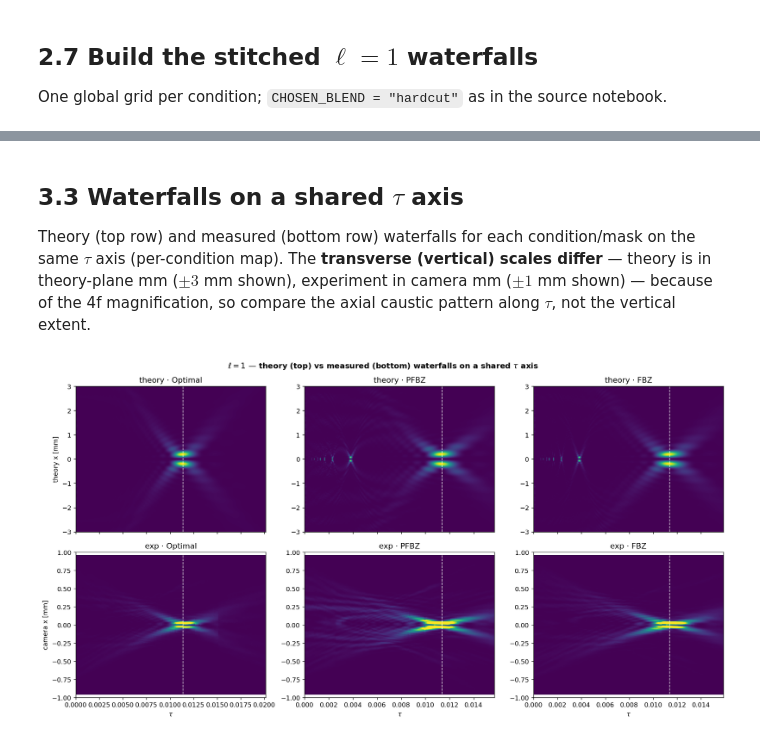
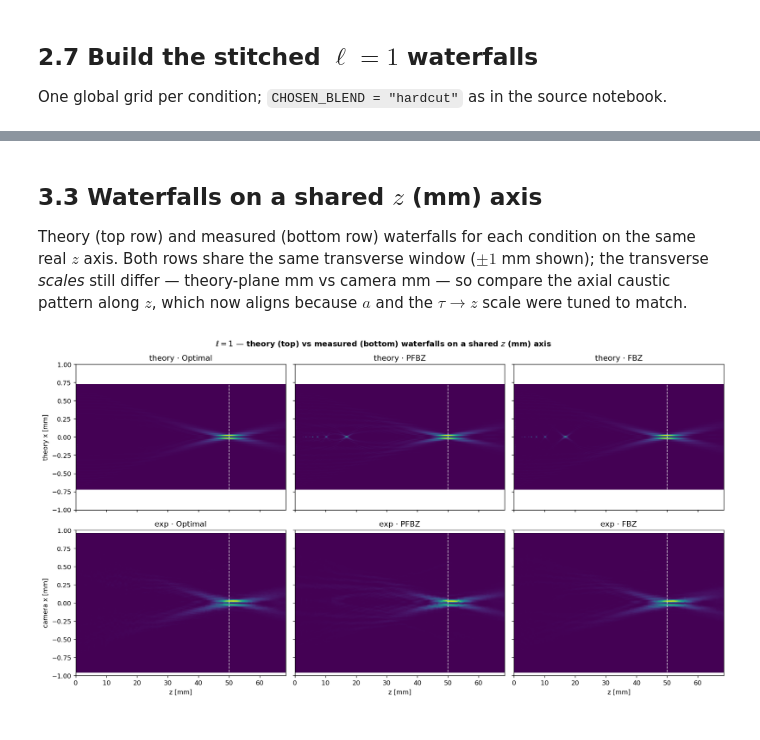
Before and after one commit to LukasScarfe/Optimal_Focusing, a Jupyter notebook: theory_vs_experiment_l1.ipynb, the cells around one changed output, grey strips where cells are left out. Saved outputs shown, nothing was run; the diff lists cells and outputs as text; code cells hidden in the pictures.

```diff
--- a/theory_vs_experiment_l1.ipynb
+++ b/theory_vs_experiment_l1.ipynb
@@ -320,7 +293,7 @@ $\ell=1$ only and all three conditions. Optimal includes its extra `60mm-85mm` s
 
 ## 2.1 Acquisition / pipeline constants (verbatim)
 # %%
-RUN = "29_n15_7-27-26"
+RUN = "29_n15_8-17-26"
 
 def nominal_start(folder_name: str) -> float:
     m = re.match(r"(\d+)mm-(\d+)mm", folder_name)
@@ -328,10 +301,10 @@ def nominal_start(folder_name: str) -> float:
         raise ValueError(f"cannot parse a nominal start from folder {folder_name!r}")
     return float(m.group(1))
 
-# l=1 Optimal has the extra 60mm-85mm segment; FBZ / PFBZ do not (auto-skipped if missing).
+# 8-17-26 recorded three segments for every condition (no extended Optimal segment).
 CONDITION_SEGMENTS = {
     "FBZ":     ["0mm-25mm", "20mm-45mm", "40mm-65mm"],
-    "Optimal": ["0mm-25mm", "20mm-45mm", "40mm-65mm", "60mm-85mm"],
+    "Optimal": ["0mm-25mm", "20mm-45mm", "40mm-65mm"],
     "PFBZ":    ["0mm-25mm", "20mm-45mm", "40mm-65mm"],
 }
 ELLS = [1]                           # this comparison is l=1 only
@@ -420,7 +393,7 @@ def _centroid(weights: np.ndarray) -> tuple[float, float]:
     return float((weights * rows).sum() / total), float((weights * cols).sum() / total)
 
 
-def find_centroid(frame: np.ndarray) -> tuple[float, float]:
+def find_centroid(frame: np.ndarray) -> tuple[float, float, float]:
     signal = np.clip(frame - background_level(frame), 0, None)
     weights = np.where(signal >= THRESH_FRAC * signal.max(), signal, 0.0)
     cy, cx = _centroid(weights)
@@ -430,7 +403,8 @@ def find_centroid(frame: np.ndarray) -> tuple[float, float]:
         window = weights[r0:r0 + 2 * WINDOW_RADIUS, c0:c0 + 2 * WINDOW_RADIUS]
         dy, dx = _centroid(window)
         cy, cx = r0 + dy, c0 + dx
-    return cy, cx
+    # brightness weight: bright, well-defined in-focus frames dominate the line fit
+    return cy, cx, float(signal.max())
 # %% [markdown]
 ## 2.3 Process one segment into a waterfall + width trace — verbatim
 # %%
@@ -535,5 +555,5 @@ if it needs nudging.
 # %%
-OFFSETS_FILE = REPO_ROOT / "waterfall_offsets.csv"
+OFFSETS_FILE = REPO_ROOT / "waterfall_offsets_8-17-26.csv"
 DEFAULT_START = {"0mm-25mm": 0.0, "20mm-45mm": 24.0, "40mm-65mm": 44.5, "60mm-85mm": 64.5}
 
 
@@ -848,49 +874,48 @@ plt.show()
 # %% [markdown]
-## 3.3 Waterfalls on a shared $\tau$ axis
+## 3.3 Waterfalls on a shared $z$ (mm) axis
 
-Theory (top row) and measured (bottom row) waterfalls for each condition/mask on the same $\tau$
-axis (per-condition map). The **transverse (vertical) scales differ** — theory is in theory-plane mm
-($\pm3$ mm shown), experiment in camera mm ($\pm1$ mm shown) — because of the 4f magnification, so
-compare the axial caustic pattern along $\tau$, not the vertical extent.
+Theory (top row) and measured (bottom row) waterfalls for each condition on the same real $z$ axis.
+Both rows share the same transverse window ($\pm1$ mm shown); the transverse *scales* still differ —
+theory-plane mm vs camera mm — so compare the axial caustic pattern along $z$, which now aligns
+because $a$ and the $\tau\to z$ scale were tuned to match.
 # %%
-fig, axes = plt.subplots(2, 3, figsize=(15, 8), sharex="col")
+fig, axes = plt.subplots(2, 3, figsize=(15, 8), sharex="col", sharey=True)
 order3 = ["Optimal", "PFBZ", "FBZ"]
-THEORY_YLIM = 3.0     # theory-plane mm shown
-EXP_YLIM = 1.0        # camera mm shown
+YLIM = 1.0     # mm shown, shared by both rows
 
 for c, name in enumerate(order3):
-    # theory
-    x_mm, img = theory_x_map(THEORY[name], rho_out)
+    # theory (top)
+    tw = THEORY_WF[name]
     ax = axes[0, c]
-    ax.imshow(img.T, origin="lower", aspect="auto",
-              extent=[taus[0], taus[-1], x_mm[0], x_mm[-1]], cmap="viridis", vmin=0, vmax=1)
-    ax.axvline(TAU_F, color="w", ls="--", lw=1.0, alpha=0.8)
-    ax.set_ylim(-THEORY_YLIM, THEORY_YLIM)
+    ax.imshow(tw["waterfall"].T, origin="lower", aspect="auto",
+              extent=[tw["z_mm"][0], tw["z_mm"][-1], tw["x_mm"][0], tw["x_mm"][-1]],
+              cmap="viridis", vmin=0, vmax=1)
+    ax.axvline(Z_FOCUS_REF_MM, color="w", ls="--", lw=1.0, alpha=0.8)
+    ax.set_ylim(-YLIM, YLIM)
     ax.set_title(f"theory · {name}")
     if c == 0:
         ax.set_ylabel("theory x [mm]")
 
-    # experiment
-    st = stitched[name]
-    tau = z_to_tau(name, st.z_mm)
-    s_mm = st.s_px * PIXEL_PITCH_MM
+    # experiment (bottom)
+    ew = EXP_WF[name]
     ax = axes[1, c]
-    ax.imshow(st.waterfall.T, origin="lower", aspect="auto",
-              extent=[tau[0], tau[-1], s_mm[0], s_mm[-1]], cmap="viridis", vmin=0, vmax=1)
-    ax.axvline(TAU_F, color="w", ls="--", lw=1.0, alpha=0.8)
-    ax.set_ylim(-EXP_YLIM, EXP_YLIM)
-    ax.set_xlabel(r"$\tau$")
+    ax.imshow(ew["waterfall"].T, origin="lower", aspect="auto",
+              extent=[ew["z_mm"][0], ew["z_mm"][-1], ew["x_mm"][0], ew["x_mm"][-1]],
+              cmap="viridis", vmin=0, vmax=1)
+    ax.axvline(Z_FOCUS_REF_MM, color="w", ls="--", lw=1.0, alpha=0.8)
+    ax.set_ylim(-YLIM, YLIM)
+    ax.set_xlabel("z [mm]")
     ax.set_title(f"exp · {name}")
     if c == 0:
         ax.set_ylabel("camera x [mm]")
 
-fig.suptitle(f"$\\ell={L}$ — theory (top) vs measured (bottom) waterfalls on a shared $\\tau$ axis",
+fig.suptitle(f"$\\ell={L}$ — theory (top) vs measured (bottom) waterfalls on a shared $z$ (mm) axis",
              fontweight="bold")
 fig.tight_layout()
-fig.savefig(OUT_ROOT / "waterfalls_theory_vs_exp_tau.png", dpi=150, bbox_inches="tight")
+fig.savefig(OUT_ROOT / "waterfalls_theory_vs_exp_z.png", dpi=150, bbox_inches="tight")
 plt.show()
 # %% [output]
-[figure, old version]
+[figure, new version]
 # %% [markdown]
 ## 3.4 Notes & next steps
 
```
Also changed, not shown: parts of 25 cells of this notebook, 26 other files.
